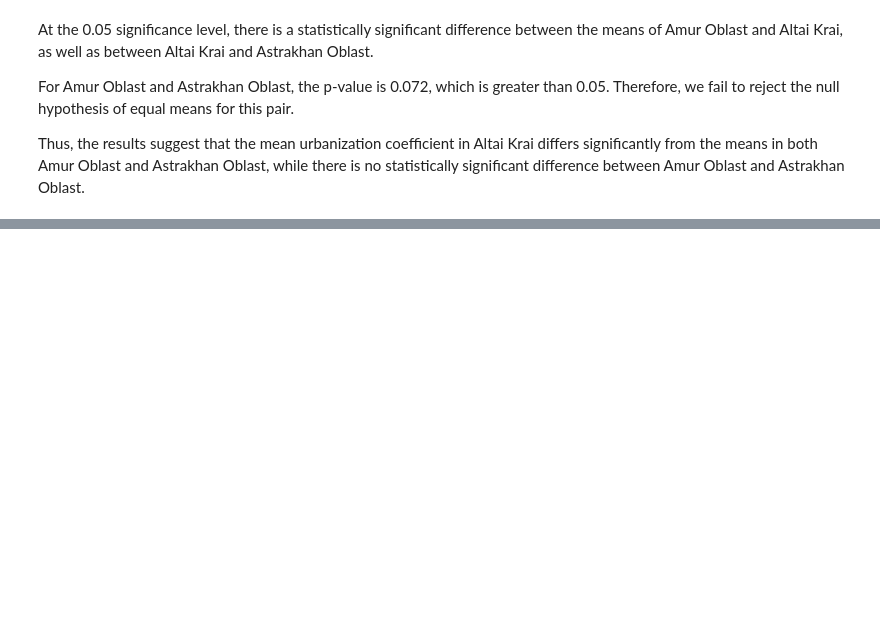
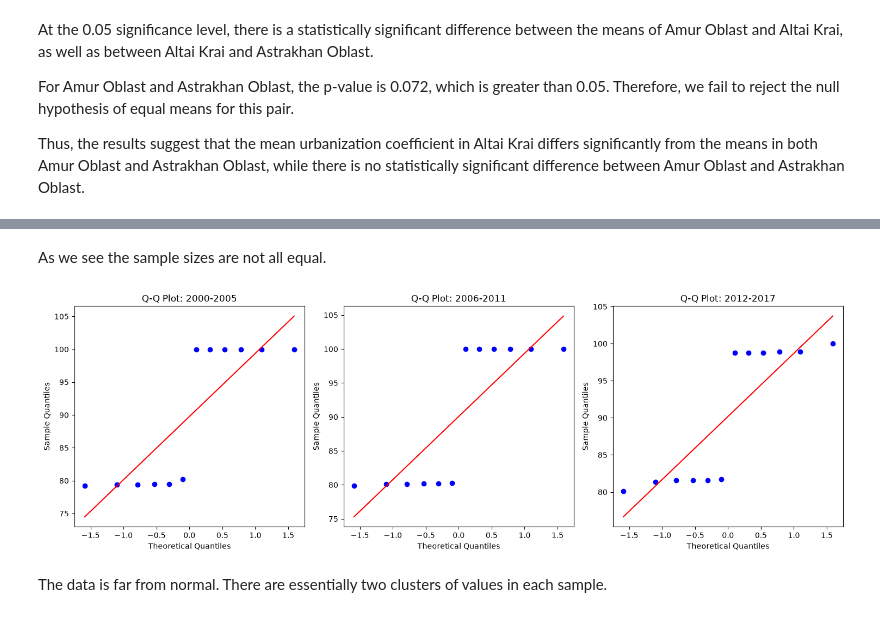
Before and after one commit to TAbramovskaya/code-and-notes, a Jupyter notebook: jnb_04_one_factor_experiments.ipynb, the cells around one changed output, grey strips where cells are left out. Cells and saved outputs as stored; diff of their text form; code cells hidden in the pictures; blank space fills up the shorter version.

Commit message:
Task 3 about urbanization rate added

```diff
--- a/jnb_04_one_factor_experiments.ipynb
+++ b/jnb_04_one_factor_experiments.ipynb
@@ -213,0 +220,13 @@ Thus, the results suggest that the mean urbanization coefficient in Altai Krai d
+# %%
+year_ranges = [range(2000, 2006), range(2006, 2012), range(2012, 2018)]
+# %%
+df_msk_plus = df[df["region"].isin(['Moscow', 'Moscow Oblast'])]
+
+msk = {}
+
+for year_range in year_ranges:
+    msk[year_range] = df_msk_plus.loc[df_msk_plus["year"].isin(year_range), "urbanization"]
+    print(f"Year range {year_range.start}-{year_range.stop - 1}: \
+          \n\t count: {msk[year_range].count()} \
+          \n\t count nans: {msk[year_range].isna().sum()} \
+          ")
@@ -213,0 +243,17 @@ Thus, the results suggest that the mean urbanization coefficient in Altai Krai d
+# %% [markdown]
+As we see the sample sizes are not all equal.
+# %%
+fig, axes = plt.subplots(1, len(year_ranges), figsize=(15, 5))
+
+for ax, year_range in zip(axes, year_ranges):
+    stats.probplot(msk[year_range], plot=ax)
+    ax.set_title(f"Q-Q Plot: {year_range.start}-{year_range.stop - 1}")
+    ax.set_xlabel("Theoretical Quantiles")
+    ax.set_ylabel("Sample Quantiles")
+
+plt.tight_layout()
+plt.show()
+# %% [output]
+[figure, added]
+# %% [markdown]
+The data is far from normal. There are essentially two clusters of values in each sample.
```
Also changed, not shown: parts of 6 cells of this notebook.
